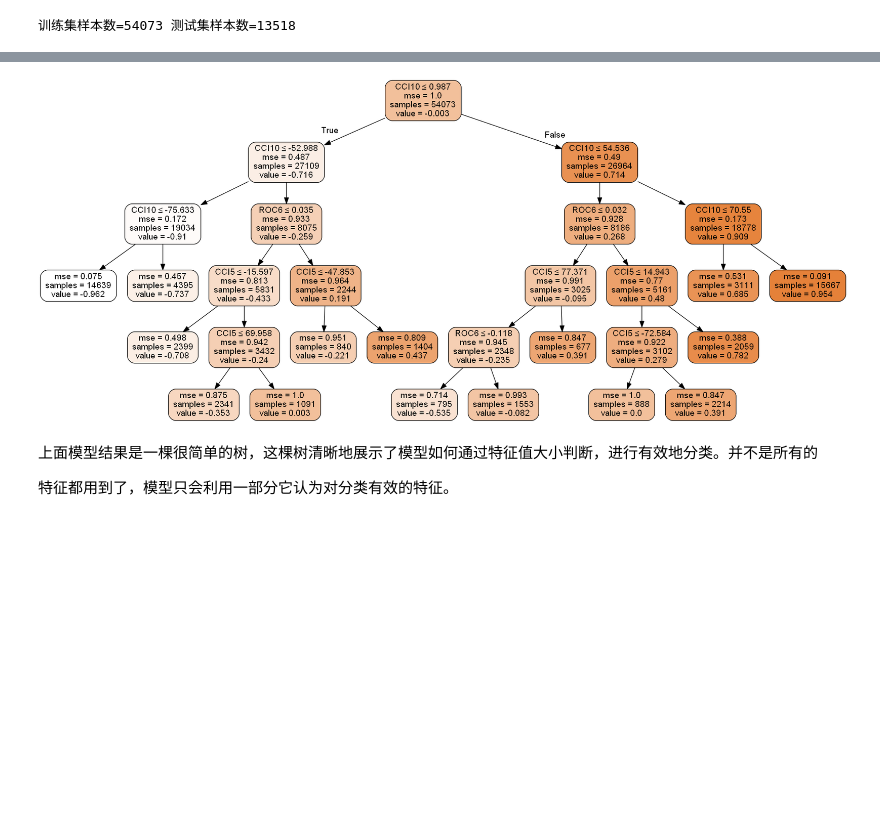
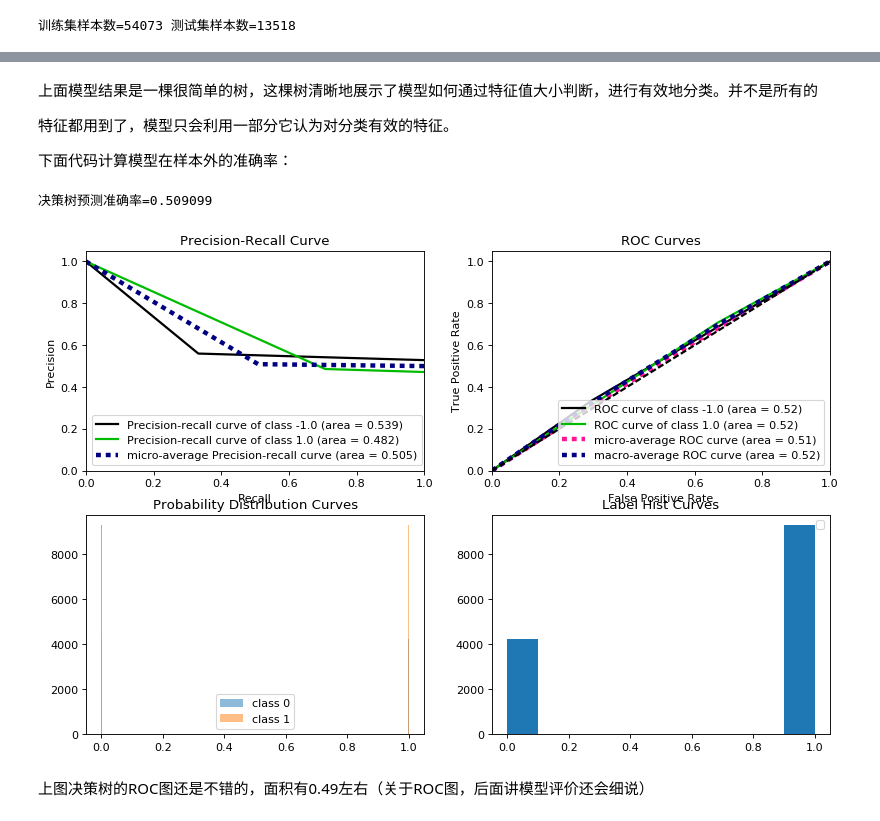
Before and after one commit to quanttrade/AI_Quant_Course, a Jupyter notebook: notebook/03.Working_with_model.ipynb, the cells around one changed output, grey strips where cells are left out. Saved outputs shown, nothing was run; the diff lists cells and outputs as text; code cells hidden in the pictures; blank space fills up the shorter version.

```diff
--- a/notebook/03.Working_with_model.ipynb
+++ b/notebook/03.Working_with_model.ipynb
@@ -224,7 +224,7 @@ def get_labeling(closeseries, bar_num):
     :param bar_num:       后N根bar
     :return:  label序列
     '''
-    ret=closeseries/closeseries.shift(bar_num) - 1.0  #后N bar的收益率
+    ret=closeseries.shift(-bar_num)/closeseries - 1.0  #后N bar的收益率
     ret=ret.dropna(how='any')
     bin=np.sign(ret.values)
     bin=pd.Series(bin,index=ret.index,name='bin')
@@ -394,14 +394,14 @@ import sklearn.tree as tree
 import pydotplus
 from IPython.display import Image
 
-clf=tree.DecisionTreeRegressor(min_samples_split=50,max_leaf_nodes=15) #建模
+clf1=tree.DecisionTreeClassifier() #建模
 
-clf_fit=clf.fit(Xtrain.values,ytrain.values) #训练
+clf_fit1=clf1.fit(Xtrain.values,ytrain.values) #训练
 
 featname=Xtrain.columns
 classes=['class=-1','class=1']
 
-dot_data = tree.export_graphviz(clf_fit,
+dot_data = tree.export_graphviz(clf_fit1,
                                 out_file=None,
                                 feature_names=featname,
                                 class_names=classes,
@@ -410,10 +410,70 @@ dot_data = tree.export_graphviz(clf_fit,
                                 special_characters=True)
 graph = pydotplus.graph_from_dot_data(dot_data)
 Image(graph.create_png())
-# %% [output]
-[figure, removed]
 # %% [markdown]
 上面模型结果是一棵很简单的树，这棵树清晰地展示了模型如何通过特征值大小判断，进行有效地分类。并不是所有的
 
 特征都用到了，模型只会利用一部分它认为对分类有效的特征。
+
+下面代码计算模型在样本外的准确率：
+# %%
+from sklearn.metrics import accuracy_score
+import scikitplot.plotters as skplt
+
+ypred_tree=clf_fit1.predict(Xtest.values)   #预测分类
+yprob_tree=clf_fit1.predict_proba(Xtest.values) #预测不同类概率
+
+acc=accuracy_score(ytest,ypred_tree)
+
+print('决策树预测准确率=%f'%acc)
+
+#函数：画ROC图
+def draw_pic(ytest,yprob):
+    '''
+    画ROC + 概率分布 + 阈值胜率等
+    :param y_test:              y分类
+    :param yprob:               y分类预测概率
+    :return:
+    '''
+
+    num_classes = len(np.unique(ytest))
+
+    # plt.figure(num=pltnum,figsize=(12, 8), dpi=80)
+
+    # 1.准确率
+    ax1 = plt.subplot(2, 2, 1)
+    skplt.plot_precision_recall_curve(ytest,yprob,ax=ax1)
+
+    # 2.画ROC图
+    ax2 = plt.subplot(2, 2, 2)
+    skplt.plot_roc_curve(ytest, yprob, ax=ax2)
+
+    # 3.画胜率概率图
+    ax3 = plt.subplot(2, 2, 3)
+    for i2 in range(yprob.shape[1]):
+        plt.hist(yprob[:, i2], 300, alpha=0.5, label='class ' + str(i2))
+    handles3, labels3 = ax3.get_legend_handles_labels()
+    ax3.legend(handles3, labels3)
+    plt.title('Probability Distribution Curves')
+
+    # 4.画预测样本hist分布
+    ypred = np.argmax(yprob, axis=1)
+    ax4 = plt.subplot(2, 2, 4)
+    plt.hist(ypred, 10)
+    handles4, labels4 = ax4.get_legend_handles_labels()
+    ax4.legend(handles4, labels4)
+    plt.title('Label Hist Curves')
+
+    # plt.draw()
+    # plt.pause(0.01)
+
+plt.figure(num=1,figsize=(12, 8), dpi=80)
+#plt.close()
+draw_pic(ytest,yprob_tree)
+plt.show()
+# %% [output]
+决策树预测准确率=0.509099
+[figure, added]
+# %% [markdown]
+上图决策树的ROC图还是不错的，面积有0.49左右（关于ROC图，后面讲模型评价还会细说）
 # %% [markdown]
```
Also changed, not shown: parts of 5 cells of this notebook.
